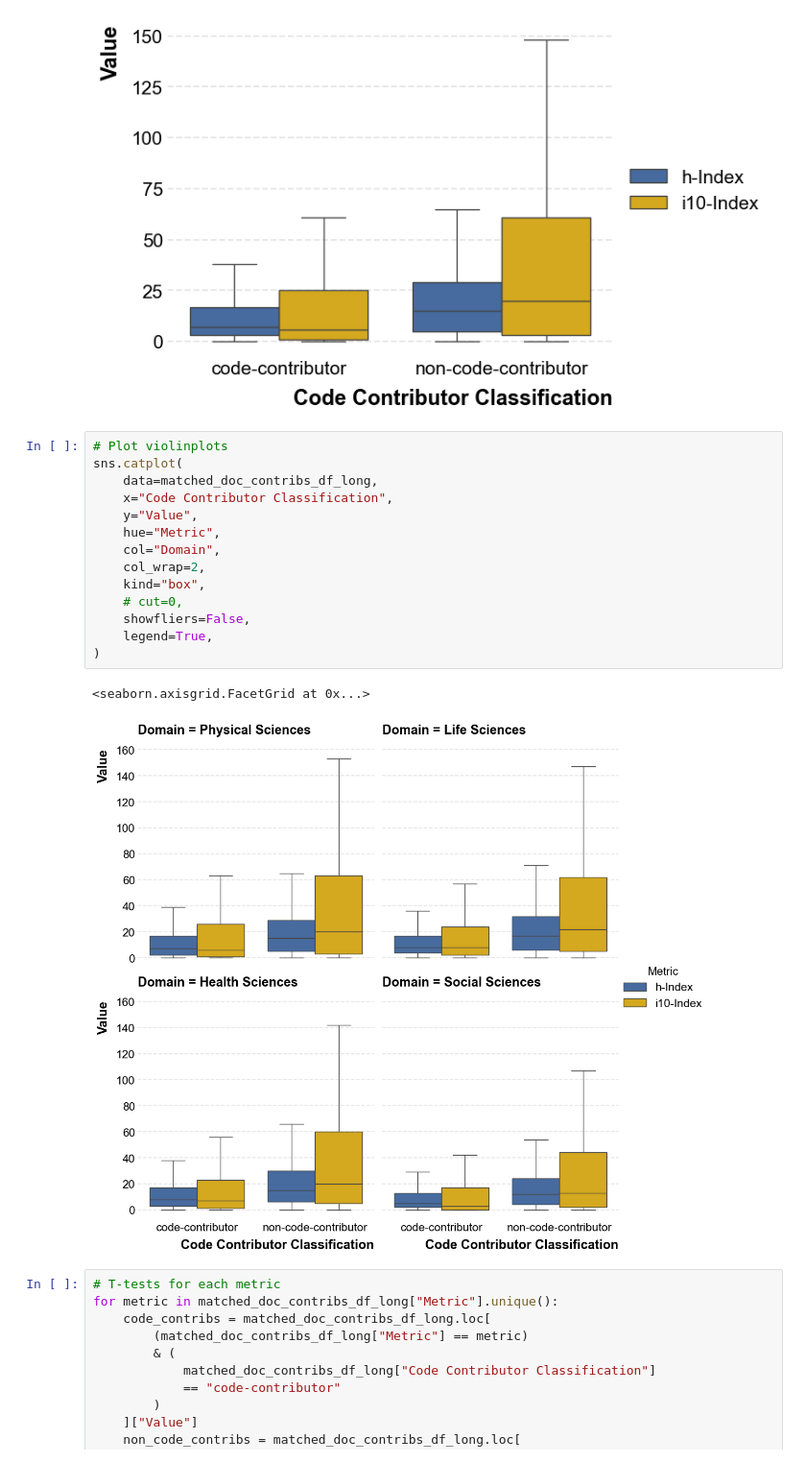
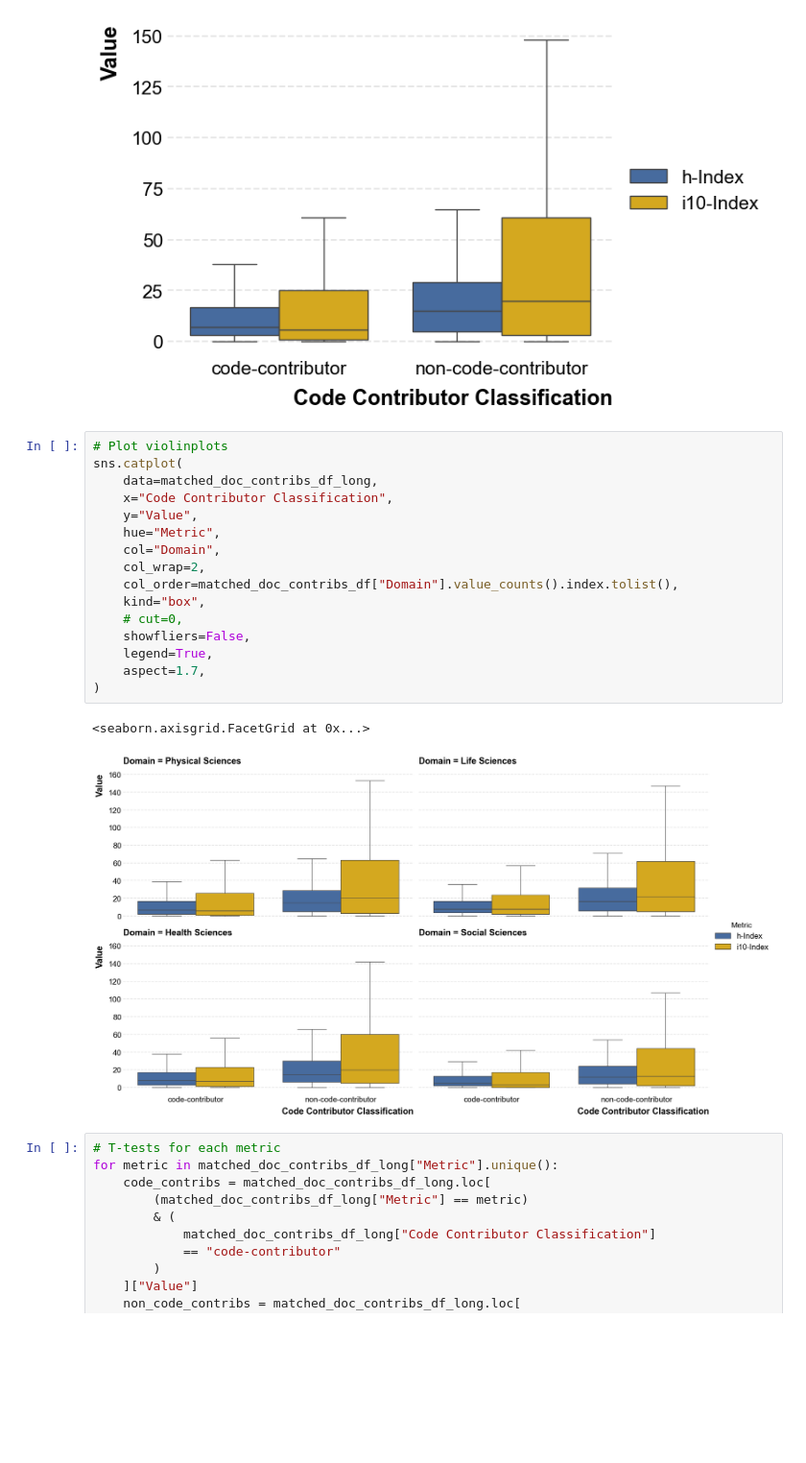
Before and after one commit to evamaxfield/rs-graph, a Jupyter notebook: notebooks/icssi.ipynb, the cells around one changed output. Shown at 96% size. Drawn from its saved outputs; the diff is of its cells as text; blank space fills up the shorter version.

```diff
--- a/notebooks/icssi.ipynb
+++ b/notebooks/icssi.ipynb
@@ -877,20 +887,22 @@ plt.legend(loc="center left", bbox_to_anchor=(1, 0.5))
 # %%
 # Plot violinplots
 sns.catplot(
     data=matched_doc_contribs_df_long,
     x="Code Contributor Classification",
     y="Value",
     hue="Metric",
     col="Domain",
     col_wrap=2,
+    col_order=matched_doc_contribs_df["Domain"].value_counts().index.tolist(),
     kind="box",
     # cut=0,
     showfliers=False,
     legend=True,
+    aspect=1.7,
 )
 # %% [output]
 <seaborn.axisgrid.FacetGrid at 0x...>
-[figure, old version]
+[figure, new version]
 # %%
 # T-tests for each metric
 for metric in matched_doc_contribs_df_long["Metric"].unique():
```
Also changed, not shown: parts of 9 cells of this notebook.
